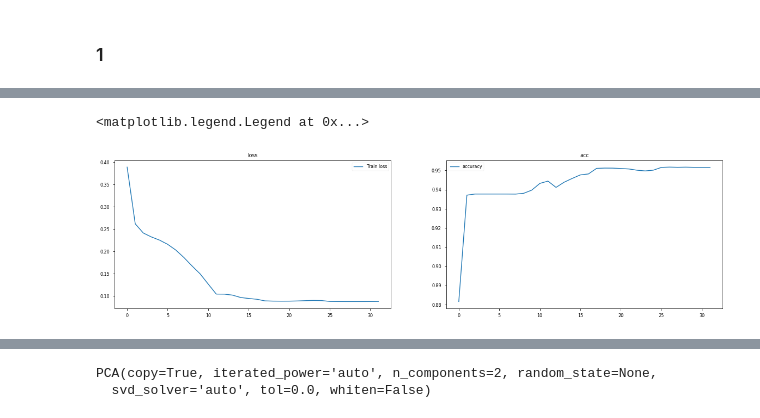
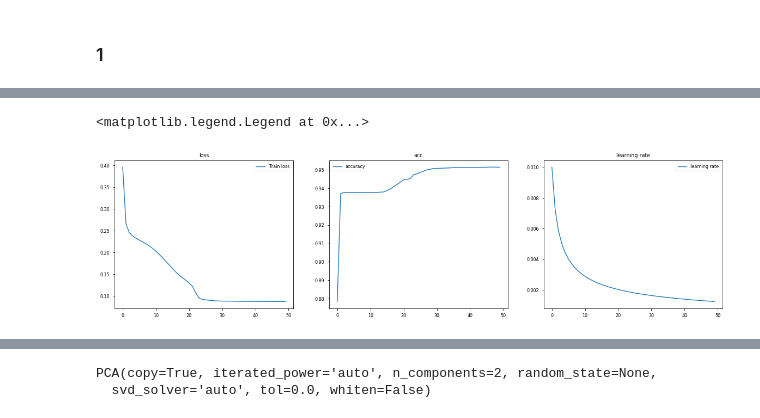
Before and after one commit to darecophoenixx/wordroid.sblo.jp, a Jupyter notebook: demo/wordanddoc2vec/demo_sample_data_003_lowcol200-num_features=2.ipynb, the cells around one changed output, grey strips where cells are left out. Saved outputs shown, nothing was run; the diff lists cells and outputs as text; code cells hidden in the pictures.

```diff
--- a/demo/wordanddoc2vec/demo_sample_data_003_lowcol200-num_features=2.ipynb
+++ b/demo/wordanddoc2vec/demo_sample_data_003_lowcol200-num_features=2.ipynb
@@ -247,0 +229,2 @@ Learning rate:  0.00125
+# %%
+hst = wd2v.train(epochs=50, batch_size=32, verbose=2)
@@ -248,16 +249,19 @@ Learning rate:  0.00125
 # %%
 hst_history = hst.history
 # %%
-fig, ax = plt.subplots(1, 2, figsize=(20,5))
+fig, ax = plt.subplots(1, 3, figsize=(20,5))
 ax[0].set_title('loss')
 ax[0].plot(list(range(len(hst_history["loss"]))), hst_history["loss"], label="Train loss")
 ax[1].set_title('acc')
 ax[1].plot(list(range(len(hst_history["loss"]))), hst_history["acc"], label="accuracy")
+ax[2].set_title('learning rate')
+ax[2].plot(list(range(len(hst_history["loss"]))), hst_history["lr"], label="learning rate")
 ax[0].legend()
 ax[1].legend()
+ax[2].legend()
 # %% [output]
 <matplotlib.legend.Legend at 0x...>
-[figure, old version]
+[figure, new version]
 # %%
 wgt_prod = wd2v.get_wgt_bycol()
 print(wgt_prod.shape)
```
Also changed, not shown: parts of 13 cells of this notebook, 1 other file.
